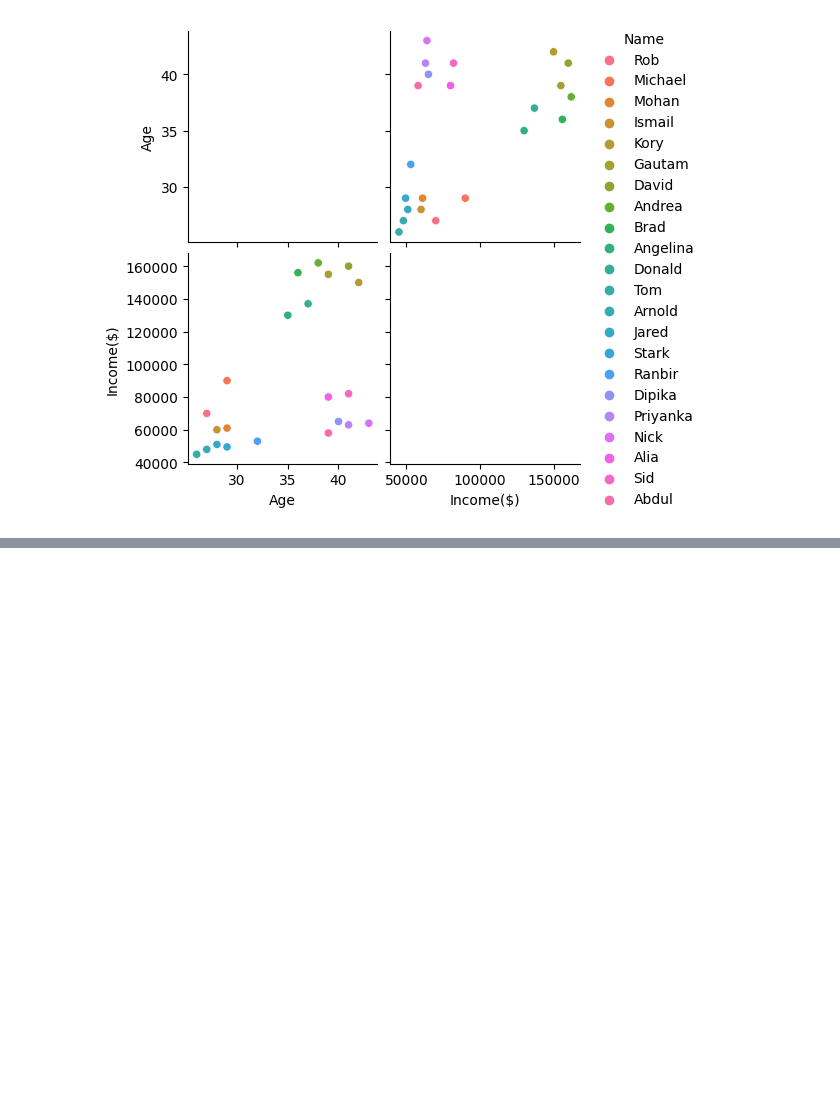
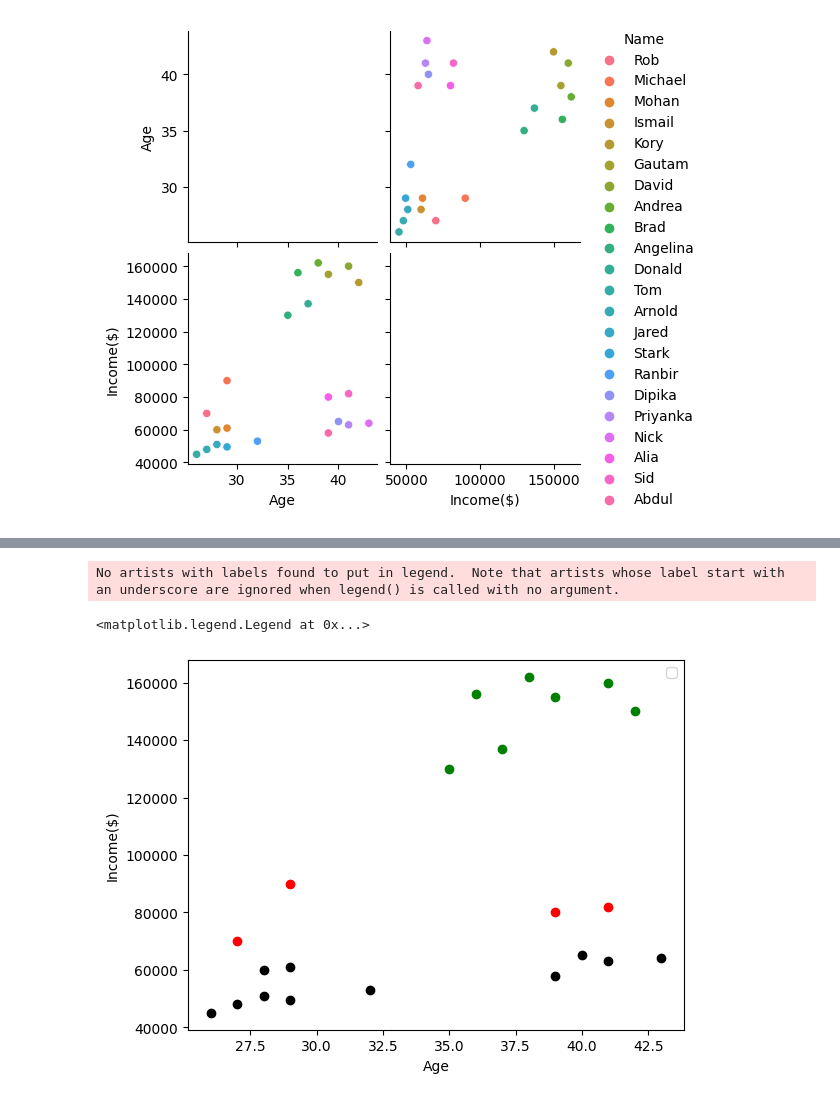
Before and after one commit to gideon-ogunbanjo/ClusterML, a Jupyter notebook: Model/ClusterML.ipynb, the cells around one changed output, grey strips where cells are left out. Saved outputs shown, nothing was run; the diff lists cells and outputs as text; code cells hidden in the pictures; blank space fills up the shorter version.

```diff
--- a/Model/ClusterML.ipynb
+++ b/Model/ClusterML.ipynb
@@ -33,0 +58,3 @@ sns.pairplot(data, hue='Name')
+# %%
+data['Cluster'] = y_pred
+data.head()
@@ -33,0 +68,16 @@ sns.pairplot(data, hue='Name')
+# %%
+cluster1 = data[data.Cluster==0]
+cluster2 = data[data.Cluster==1]
+cluster3 = data[data.Cluster==2]
+
+plt.scatter(cluster1.Age, cluster1['Income($)'], color='green')
+plt.scatter(cluster2.Age, cluster2['Income($)'], color='red')
+plt.scatter(cluster3.Age, cluster3['Income($)'], color='black')
+
+plt.xlabel("Age")
+plt.ylabel("Income($)")
+plt.legend()
+# %% [output]
+No artists with labels found to put in legend.  Note that artists whose label start with an underscore are ignored when legend() is called with no argument.
+<matplotlib.legend.Legend at 0x...>
+[figure, added]
```
Also changed, not shown: parts of 16 cells of this notebook.
